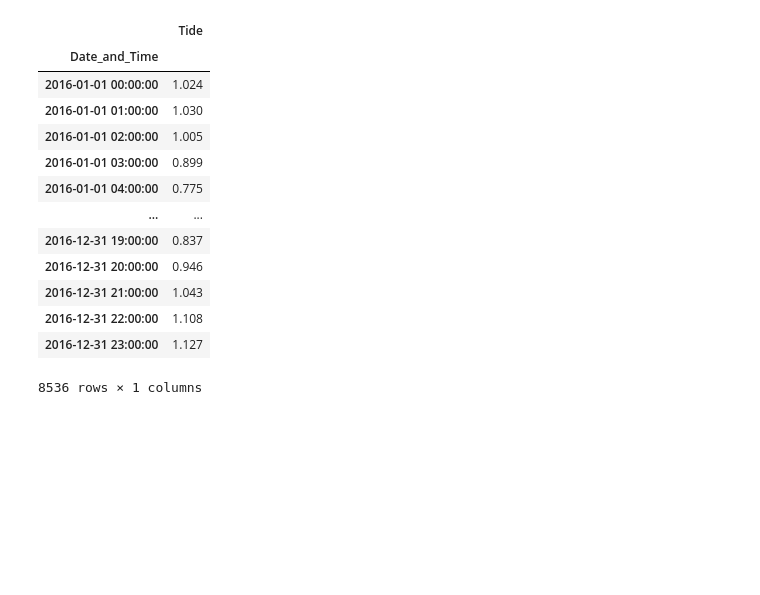
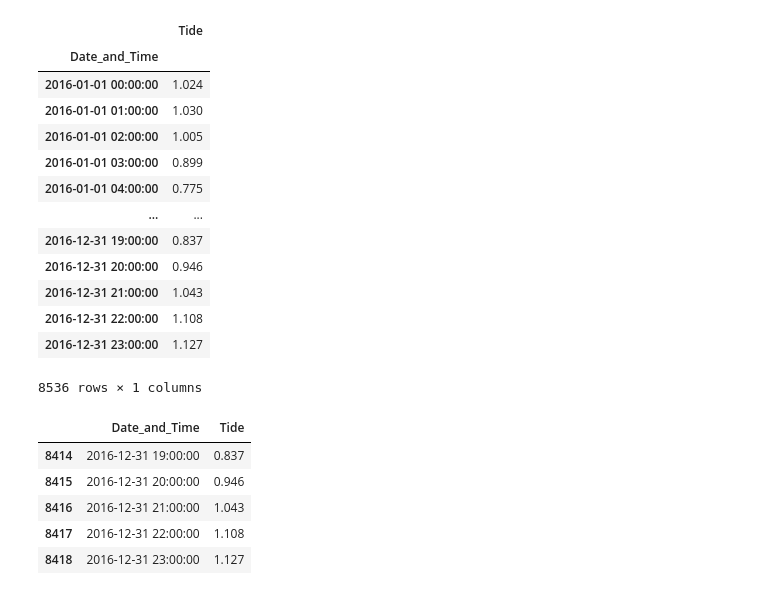
Before and after one commit to ravi19ved/tide-analysis, a Jupyter notebook: spectral-analysis/time_series_analysis.ipynb, the cells around one changed output. Cells and saved outputs as stored; diff of their text form; code cells hidden in the pictures; blank space fills up the shorter version.

```diff
--- a/spectral-analysis/time_series_analysis.ipynb
+++ b/spectral-analysis/time_series_analysis.ipynb
@@ -109,6 +116,15 @@ data.set_index('Date_and_Time')
 | 2016-12-31 22:00:00 | 1.108 |
 | 2016-12-31 23:00:00 | 1.127 |
 8536 rows × 1 columns
+# %%
+data.tail()
+# %% [output]
+|  | Date_and_Time | Tide |
+| 8414 | 2016-12-31 19:00:00 | 0.837 |
+| 8415 | 2016-12-31 20:00:00 | 0.946 |
+| 8416 | 2016-12-31 21:00:00 | 1.043 |
+| 8417 | 2016-12-31 22:00:00 | 1.108 |
+| 8418 | 2016-12-31 23:00:00 | 1.127 |
 # %%
 # Perform a time series decomposition on the data
 from statsmodels.tsa.seasonal import seasonal_decompose
```
Also changed, not shown: parts of 2 cells of this notebook, 5 other files.
